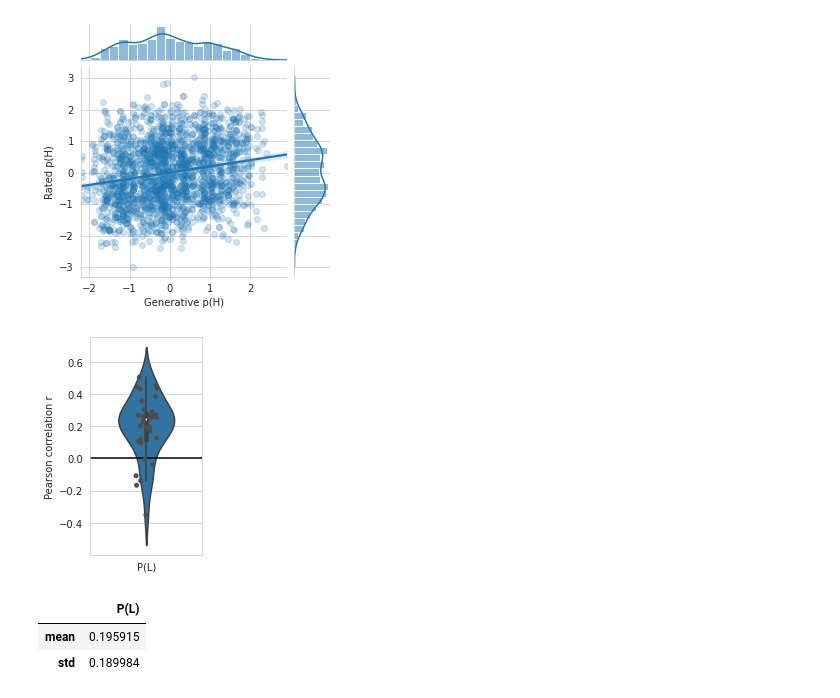
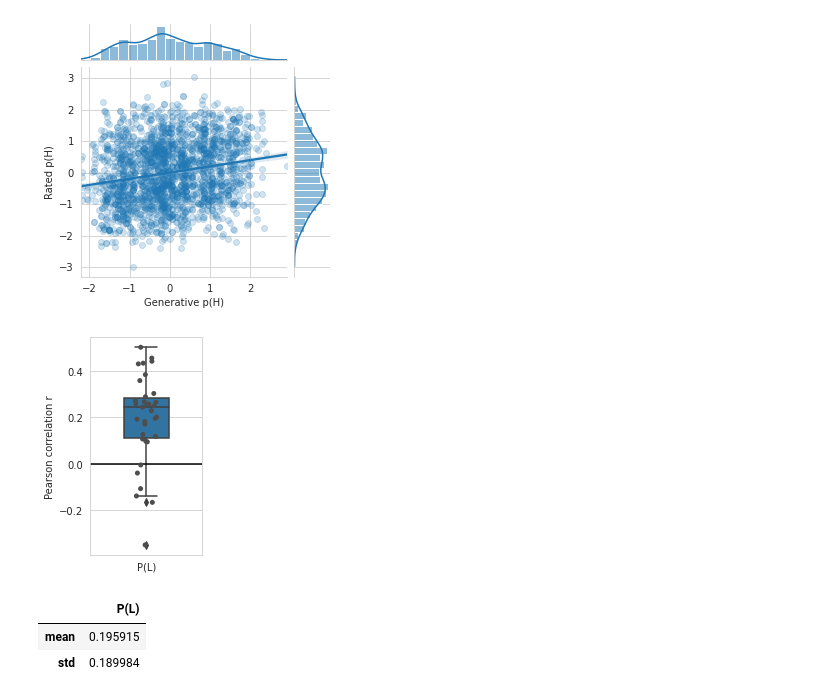
Before and after one commit to syzhang/tsl_hbi, a Jupyter notebook: behavioural/plot_behav.ipynb, the cells around one changed output. Saved outputs shown, nothing was run; the diff lists cells and outputs as text; code cells hidden in the pictures.

```diff
--- a/behavioural/plot_behav.ipynb
+++ b/behavioural/plot_behav.ipynb
@@ -170,14 +170,14 @@ dfm22_r = dfm22.groupby('subject').apply(lambda x: stats.pearsonr(x['Generative
 dfm_sj = pd.DataFrame({'P(L)': dfm11_r})
 # %%
 plt.subplots(figsize=(2,4))
-# g = sns.boxplot(data=dfm_sj, width=0.5)
-g = sns.violinplot(data=dfm_sj, width=0.5)
+g = sns.boxplot(data=dfm_sj, width=0.4)
+# g = sns.violinplot(data=dfm_sj, width=0.5)
 g = sns.stripplot(data=dfm_sj, color='.3')
 plt.axhline(0, color='k')
 plt.ylabel('Pearson correlation r')
 plt.savefig('./figs/genobs_pcorr_lh.png', bbox_inches='tight')
 # %% [output]
-[figure, old version]
+[figure, new version]
 # %%
 dfm_sj.agg(['mean', 'std'])
 # %% [output]
```
Also changed, not shown: 5 other files.
